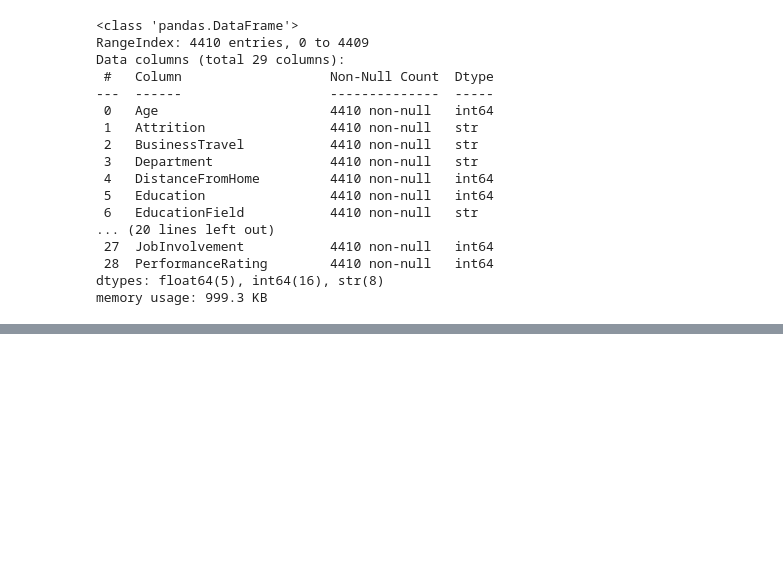
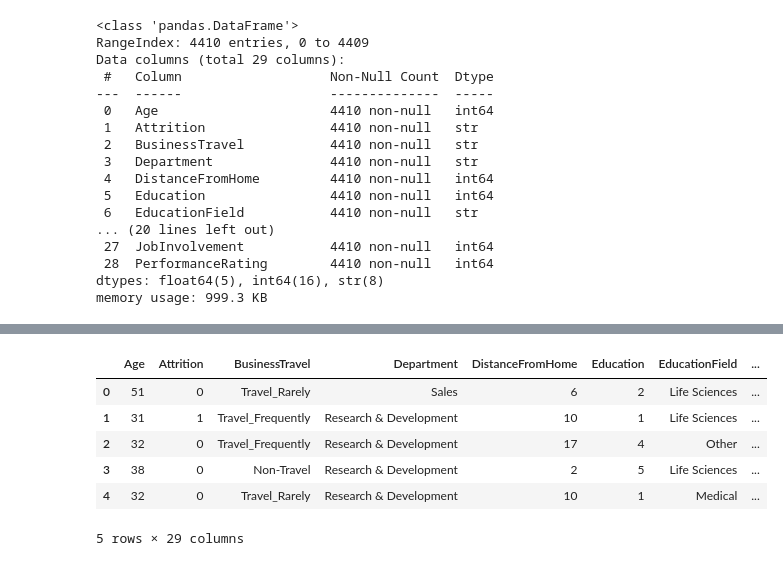
Before and after one commit to DangHoangMinhTu/Project-3---Clustering-HR-Analytics-Case-Study, a Jupyter notebook: HR-Analytics-Case-Study-Clustering.ipynb, the cells around one changed output, grey strips where cells are left out. Drawn from its saved outputs; the diff is of its cells as text; code cells hidden in the pictures; blank space fills up the shorter version.

```diff
--- a/HR-Analytics-Case-Study-Clustering.ipynb
+++ b/HR-Analytics-Case-Study-Clustering.ipynb
@@ -346,0 +361,69 @@ print(df_clean[['AvgWorkingHours', 'DaysWorked', 'DaysAbsent']].describe())
+# %%
+for col in ["NumCompaniesWorked", "TotalWorkingYears"]:
+    df[col] = df[col].fillna(df[col].median())
+
+for col in ["EnvironmentSatisfaction", "JobSatisfaction", "WorkLifeBalance"]:
+    df[col] = df[col].fillna(df[col].mode()[0])
+
+int_cols = ["NumCompaniesWorked", "TotalWorkingYears",
+            "EnvironmentSatisfaction", "JobSatisfaction", "WorkLifeBalance"]
+df[int_cols] = df[int_cols].astype(int)
+
+df["Attrition"] = df["Attrition"].map({"Yes": 1, "No": 0}).astype(int)
+
+cat_cols = ["BusinessTravel", "Department", "EducationField",
+            "Gender", "JobRole", "MaritalStatus"]
+df[cat_cols] = df[cat_cols].astype("category")
+
+# remove columns with constant features
+const_cols = [c for c in df.columns if df[c].nunique() == 1]
+df = df.drop(columns=const_cols)
+# %%
+def prepare_time_df(df):
+    df = df.rename(columns={'Unnamed: 0': 'EmployeeID'}).set_index('EmployeeID')
+    return df.apply(pd.to_datetime, errors='coerce')
+
+in_dt = prepare_time_df(df_inTime)
+out_dt = prepare_time_df(df_outTime)
+assert in_dt.shape == out_dt.shape and (in_dt.columns == out_dt.columns).all()
+
+# holiday - no one in and out
+holiday = in_dt.columns[in_dt.isna().all() & out_dt.isna().all()]
+in_dt, out_dt = in_dt.drop(columns=holiday), out_dt.drop(columns=holiday)
+
+# keep days with in and out
+half = in_dt.isna() ^ out_dt.isna()
+in_dt, out_dt = in_dt.mask(half), out_dt.mask(half)
+
+# Valid duration: 0 < hours <= 24
+hours = (out_dt - in_dt).apply(lambda s: s.dt.total_seconds() / 3600)
+hours = hours.mask((hours <= 0) | (hours > 24))
+
+# Aggregate per employee (absent days are skipped, not filled)
+n_work = hours.shape[1]
+att = pd.DataFrame({
+    "AvgWorkHours": hours.mean(axis=1),
+    "AbsentDays":   hours.isna().sum(axis=1),
+})
+att["AbsentRate"] = att["AbsentDays"] / n_work
+
+# Employees with no valid day at all -> median
+att["AvgWorkHours"] = att["AvgWorkHours"].fillna(att["AvgWorkHours"].median())
+att = att.reset_index()
+
+df_clean = df.merge(att, on="EmployeeID", how="left", validate="one_to_one")
+df_clean = df_clean.reset_index(drop=True)
+
+# Final check
+assert df_clean.isnull().sum().sum() == 0
+assert df_clean["EmployeeID"].is_unique
+
+df_clean.head()
+# %% [output]
+|  | Age | Attrition | BusinessTravel | Department | DistanceFromHome | Education | EducationField | ... |
+| 0 | 51 | 0 | Travel_Rarely | Sales | 6 | 2 | Life Sciences | ... |
+| 1 | 31 | 1 | Travel_Frequently | Research & Development | 10 | 1 | Life Sciences | ... |
+| 2 | 32 | 0 | Travel_Frequently | Research & Development | 17 | 4 | Other | ... |
+| 3 | 38 | 0 | Non-Travel | Research & Development | 2 | 5 | Life Sciences | ... |
+| 4 | 32 | 0 | Travel_Rarely | Research & Development | 10 | 1 | Medical | ... |
+5 rows × 29 columns
```
Also changed, not shown: parts of 12 cells of this notebook.
